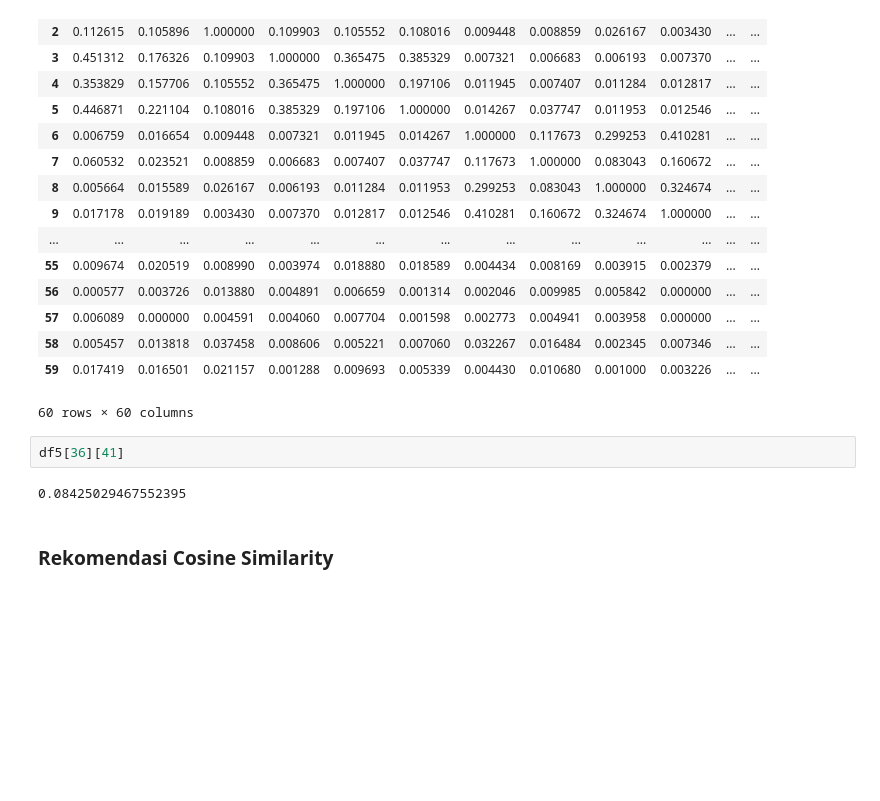
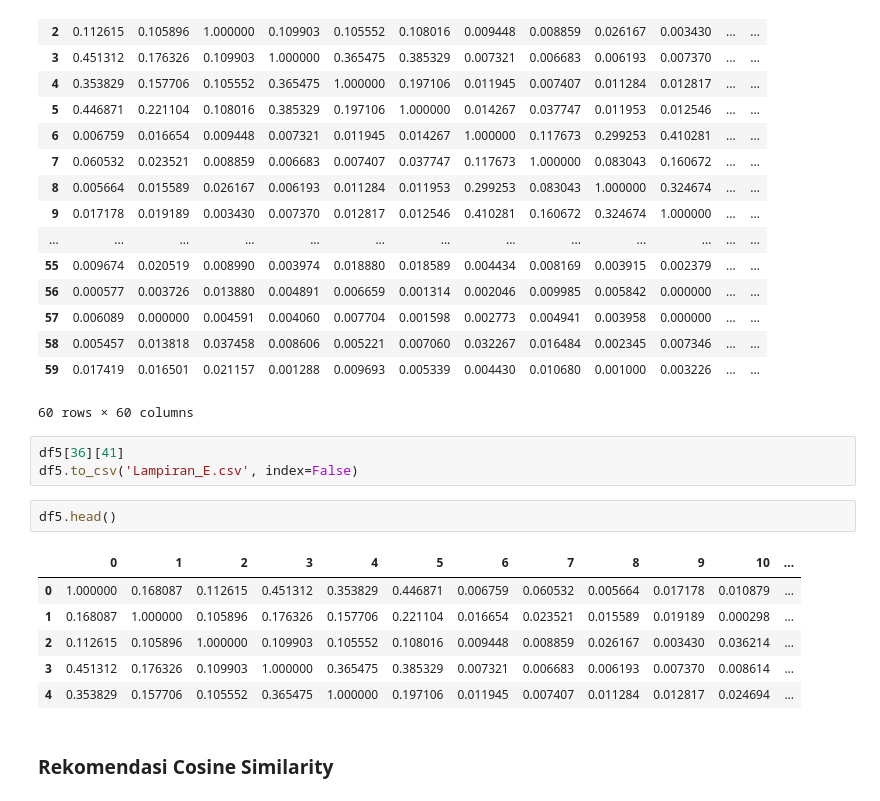
Before and after one commit to MeltingSnow21/Comparision-of-Jaccard-Similarity-and-Cosine-Similarity-for-Content-Based-Recommendation-Model, a Jupyter notebook: Model.ipynb, the cells around one changed output. Saved outputs shown, nothing was run; the diff lists cells and outputs as text; blank space fills up the shorter version.

```diff
--- a/Model.ipynb
+++ b/Model.ipynb
@@ -406,8 +398,16 @@ df5
 60 rows × 60 columns
 # %%
 df5[36][41]
+df5.to_csv('Lampiran_E.csv', index=False)
-# %% [output]
-0.08425029467552395
+# %%
+df5.head()
+# %% [output]
+|  | 0 | 1 | 2 | 3 | 4 | 5 | 6 | 7 | 8 | 9 | 10 | ... |
+| 0 | 1.000000 | 0.168087 | 0.112615 | 0.451312 | 0.353829 | 0.446871 | 0.006759 | 0.060532 | 0.005664 | 0.017178 | 0.010879 | ... |
+| 1 | 0.168087 | 1.000000 | 0.105896 | 0.176326 | 0.157706 | 0.221104 | 0.016654 | 0.023521 | 0.015589 | 0.019189 | 0.000298 | ... |
+| 2 | 0.112615 | 0.105896 | 1.000000 | 0.109903 | 0.105552 | 0.108016 | 0.009448 | 0.008859 | 0.026167 | 0.003430 | 0.036214 | ... |
+| 3 | 0.451312 | 0.176326 | 0.109903 | 1.000000 | 0.365475 | 0.385329 | 0.007321 | 0.006683 | 0.006193 | 0.007370 | 0.008614 | ... |
+| 4 | 0.353829 | 0.157706 | 0.105552 | 0.365475 | 1.000000 | 0.197106 | 0.011945 | 0.007407 | 0.011284 | 0.012817 | 0.024694 | ... |
 # %% [markdown]
 ### Rekomendasi Cosine Similarity
 # %%
```
Also changed, not shown: parts of 17 cells of this notebook, 5 other files.
